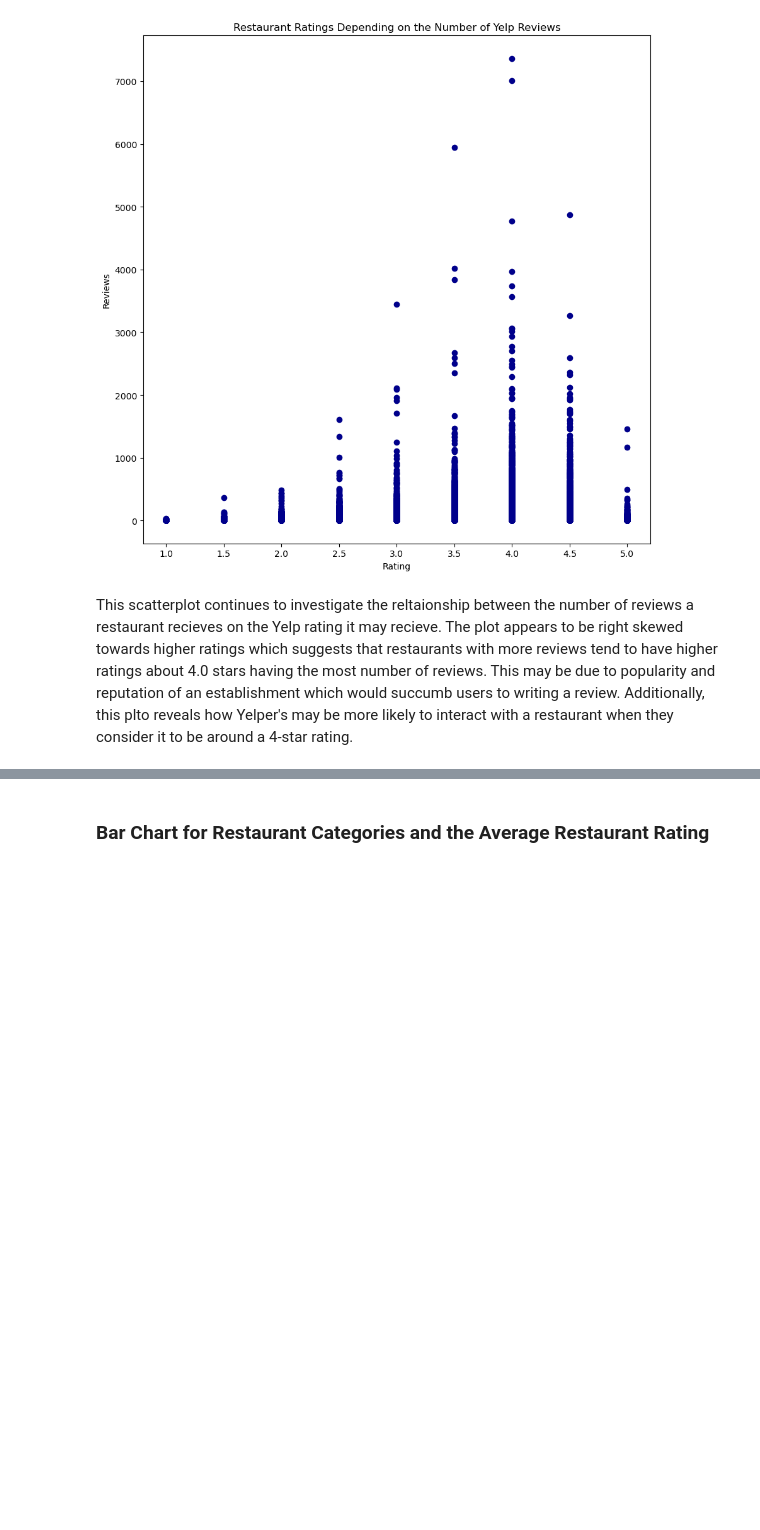
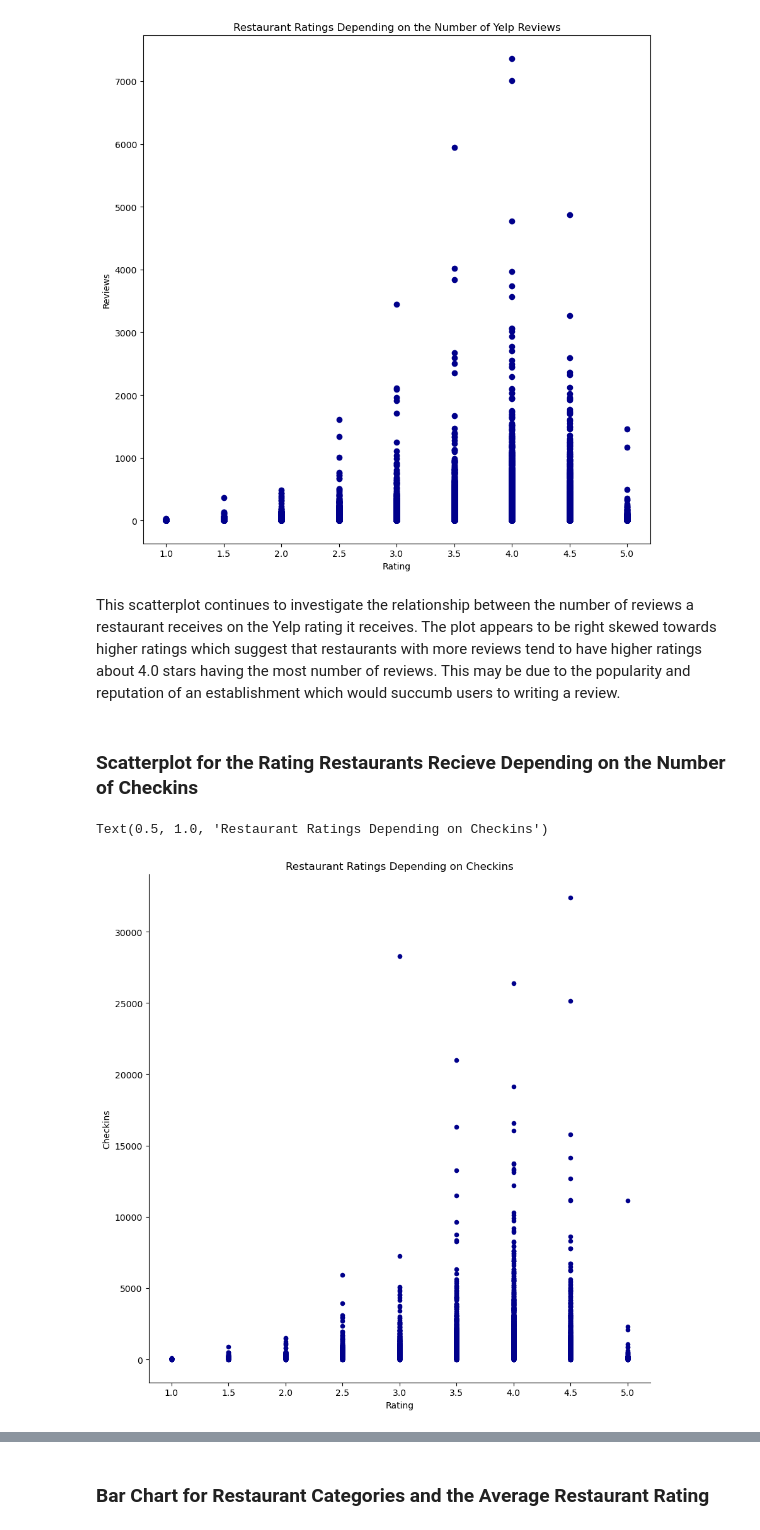
Before and after one commit to vvickychan/yelp-code, a Jupyter notebook: yelp.ipynb, the cells around one changed output, grey strips where cells are left out. Saved outputs shown, nothing was run; the diff lists cells and outputs as text; code cells hidden in the pictures; blank space fills up the shorter version.

```diff
--- a/yelp.ipynb
+++ b/yelp.ipynb
@@ -541,4 +541,17 @@ plt.ylabel('Reviews')
 Text(0, 0.5, 'Reviews')
 [figure]
 # %% [markdown]
-This scatterplot continues to investigate the reltaionship between the number of reviews a restaurant recieves on the Yelp rating it may recieve. The plot appears to be right skewed towards higher ratings which suggests that restaurants with more reviews tend to have higher ratings about 4.0 stars having the most number of reviews. This may be due to popularity and reputation of an establishment which would succumb users to writing a review. Additionally, this plto reveals how Yelper's may be more likely to interact with a restaurant when they consider it to be around a 4-star rating.
+This scatterplot continues to investigate the relationship between the number of reviews a restaurant receives on the Yelp rating it receives. The plot appears to be right skewed towards higher ratings which suggest that restaurants with more reviews tend to have higher ratings about 4.0 stars having the most number of reviews. This may be due to the popularity and reputation of an establishment which would succumb users to writing a review.
+# %% [markdown]
+### Scatterplot for the  Rating Restaurants Recieve Depending on the Number of Checkins
+# %%
+ax = df2_checkin.plot.scatter(x='stars', y='checkins', c='DarkBlue')
+
+ax.set_xlabel('Rating')
+ax.set_ylabel('Checkins')
+ax.spines['right'].set_visible(False)
+ax.spines['top'].set_visible(False)
+ax.set_title("Restaurant Ratings Depending on Checkins")
+# %% [output]
+Text(0.5, 1.0, 'Restaurant Ratings Depending on Checkins')
+[figure, added]
```
Also changed, not shown: parts of 39 cells of this notebook, 2 other files.
